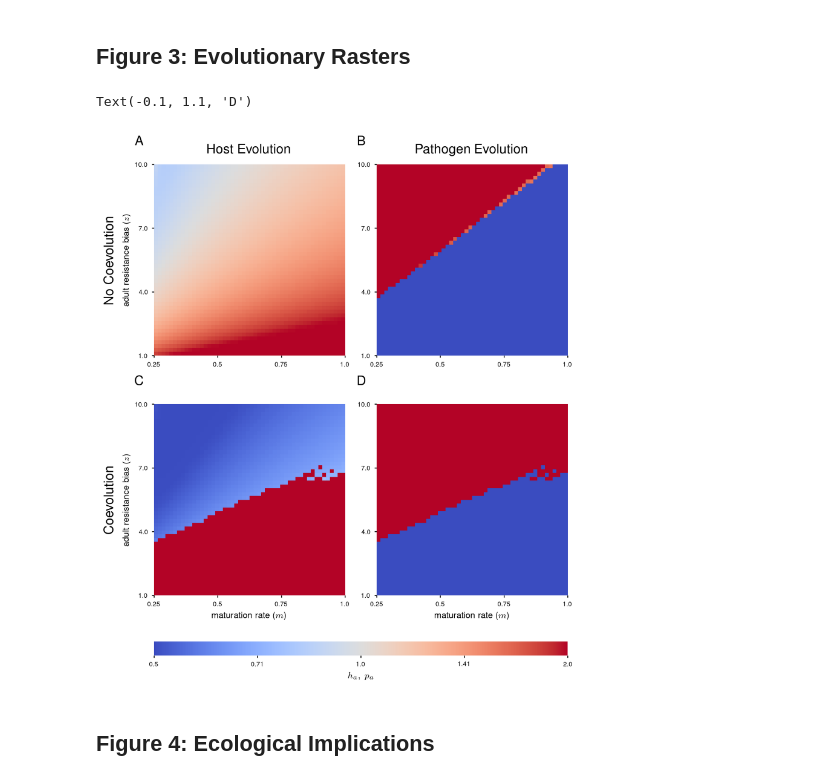
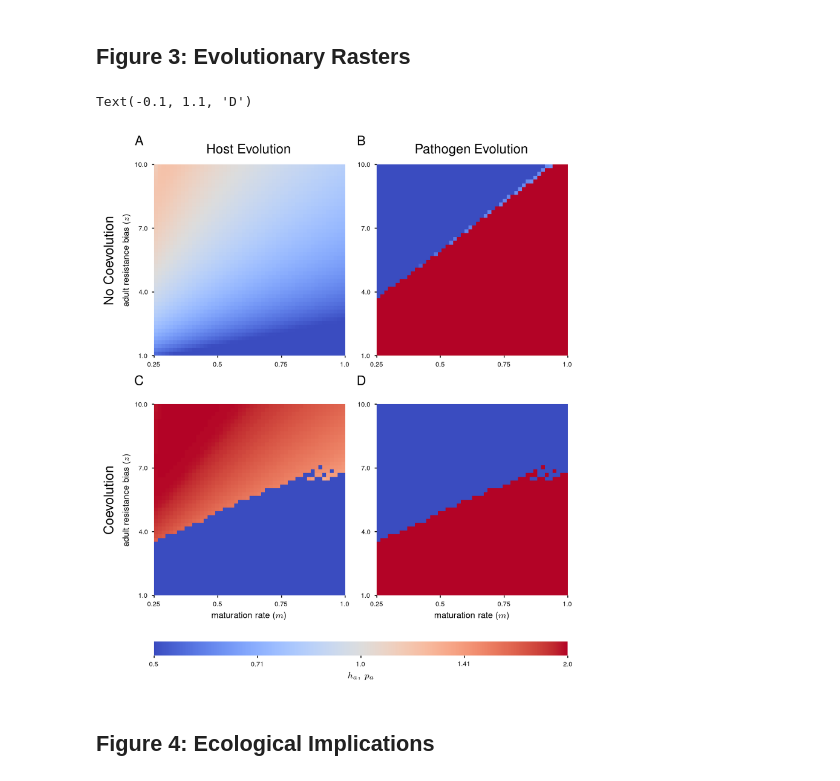
Before and after one commit to svhulse/transmission-coevolution, a Jupyter notebook: figures.ipynb, the cells around one changed output. Saved outputs shown, nothing was run; the diff lists cells and outputs as text; code cells hidden in the pictures.

```diff
--- a/figures.ipynb
+++ b/figures.ipynb
@@ -182,41 +182,41 @@ S_host, I_host = host_raster.evol_plot()
 S_path, I_path, = path_raster.evol_plot()
 S_coevol, I_coevol, = coevol_raster.evol_plot()
 
-plot = ax[0,0].imshow(S_host, cmap='coolwarm', vmin=0, vmax=99)
-ax[0,1].imshow(I_path, cmap='coolwarm', vmin=0, vmax=99)
-ax[1,0].imshow(S_coevol, cmap='coolwarm', vmin=0, vmax=99)
-ax[1,1].imshow(I_coevol, cmap='coolwarm', vmin=0, vmax=99)
+plot = ax[0,0].imshow(99 - S_host, cmap='coolwarm', vmin=0, vmax=99)
+ax[0,1].imshow(99 - I_path, cmap='coolwarm', vmin=0, vmax=99)
+ax[1,0].imshow(99 - S_coevol, cmap='coolwarm', vmin=0, vmax=99)
+ax[1,1].imshow(99 - I_coevol, cmap='coolwarm', vmin=0, vmax=99)
 
 for axis in ax.reshape(-1):
     axis.invert_yaxis()
     axis.set_frame_on(False)
     axis.tick_params('both', length=2)
 
 host_raster.label_axes(ax[0,0], (4, 4), label_x=False)
 path_raster.label_axes(ax[0,1], (4, 4), label_x=False, label_y=False)
 coevol_raster.label_axes(ax[1,0], (4, 4))
 coevol_raster.label_axes(ax[1,1], (4, 4), label_y=False)
 
 ax[0,0].set_title('Host Evolution', pad=10)
 ax[0,1].set_title('Pathogen Evolution', pad=10)
 ax[0,0].annotate('No Coevolution', xy=(0, 0.5), xytext=(-40,0), xycoords='axes fraction', textcoords='offset points', ha='center', va='center', rotation=90, fontsize=axis_title_size)
 ax[1,0].annotate('Coevolution', xy=(0, 0.5), xytext=(-40,0), xycoords='axes fraction', textcoords='offset points', ha='center', va='center', rotation=90, fontsize=axis_title_size)
 
 cbar = fig.colorbar(plot, ax=ax[:], location='bottom', aspect=30)
 #cbar.ax.set_xticklabels(['Low Juvenile Transmission \n High Adult Transmission', 'High Juvenile Transmission \n Low Adult Transmission'])
 cbar.ax.tick_params(axis='both', which='both', length=2)
 cbar.ax.set_xticks(np.linspace(0, 99, 5))
 cbar.ax.set_xticklabels(np.round(np.logspace(-1, 1, 5, base=2), 2))
 cbar.set_label(r'$h_a,\ p_a$')
 cbar.outline.set_visible(False)
 
 ax[0,0].annotate("A", xy=(-0.1, 1.1), xycoords="axes fraction", fontsize=plot_label_size)
 ax[0,1].annotate("B", xy=(-0.1, 1.1), xycoords="axes fraction", fontsize=plot_label_size)
 ax[1,0].annotate("C", xy=(-0.1, 1.1), xycoords="axes fraction", fontsize=plot_label_size)
 ax[1,1].annotate("D", xy=(-0.1, 1.1), xycoords="axes fraction", fontsize=plot_label_size)
 # %% [output]
 Text(-0.1, 1.1, 'D')
-[figure, old version]
+[figure, new version]
 # %%
 fig.savefig('figures/fig_3.svg')
 # %% [markdown]
```
Also changed, not shown: 4 other files.
